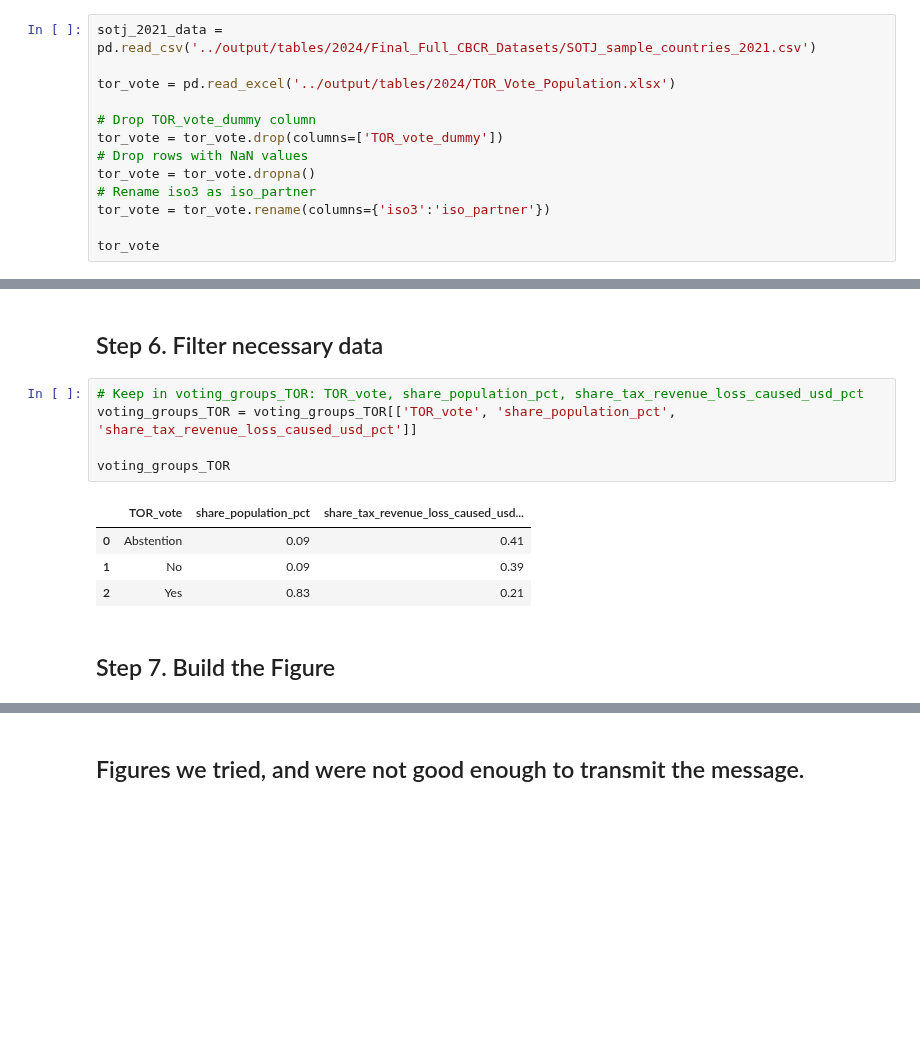
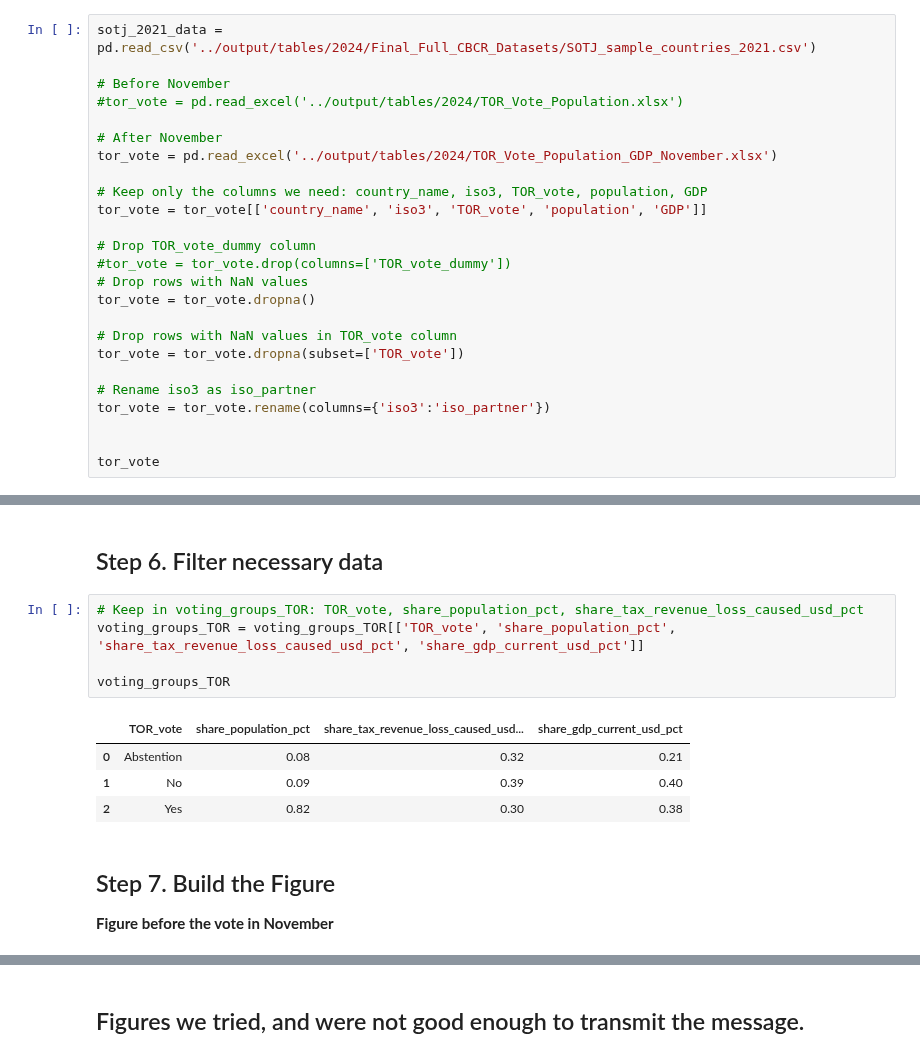
Before and after one commit to Tax-Justice-Network/unitary-taxation, a Jupyter notebook: src/5.3_figure_for_conclusion.ipynb, the cells around one changed output, grey strips where cells are left out. Cells and saved outputs as stored; diff of their text form; blank space fills up the shorter version.

```diff
--- a/src/5.3_figure_for_conclusion.ipynb
+++ b/src/5.3_figure_for_conclusion.ipynb
@@ -17,14 +17,26 @@ pd.set_option('display.float_format', '{:.2f}'.format)
 # %%
 sotj_2021_data = pd.read_csv('../output/tables/2024/Final_Full_CBCR_Datasets/SOTJ_sample_countries_2021.csv')
 
-tor_vote = pd.read_excel('../output/tables/2024/TOR_Vote_Population.xlsx')
+# Before November
+#tor_vote = pd.read_excel('../output/tables/2024/TOR_Vote_Population.xlsx')
+
+# After November
+tor_vote = pd.read_excel('../output/tables/2024/TOR_Vote_Population_GDP_November.xlsx')
+
+# Keep only the columns we need: country_name, iso3, TOR_vote, population, GDP
+tor_vote = tor_vote[['country_name', 'iso3', 'TOR_vote', 'population', 'GDP']]
 
 # Drop TOR_vote_dummy column
-tor_vote = tor_vote.drop(columns=['TOR_vote_dummy'])
+#tor_vote = tor_vote.drop(columns=['TOR_vote_dummy'])
 # Drop rows with NaN values
 tor_vote = tor_vote.dropna()
+
+# Drop rows with NaN values in TOR_vote column
+tor_vote = tor_vote.dropna(subset=['TOR_vote'])
+
 # Rename iso3 as iso_partner
 tor_vote = tor_vote.rename(columns={'iso3':'iso_partner'})
 
+
 tor_vote
 # %% [output]
@@ -172,16 +184,18 @@ voting_groups_TOR
 ## Step 6. Filter necessary data
 # %%
 # Keep in voting_groups_TOR: TOR_vote, share_population_pct, share_tax_revenue_loss_caused_usd_pct
-voting_groups_TOR = voting_groups_TOR[['TOR_vote', 'share_population_pct', 'share_tax_revenue_loss_caused_usd_pct']]
+voting_groups_TOR = voting_groups_TOR[['TOR_vote', 'share_population_pct', 'share_tax_revenue_loss_caused_usd_pct', 'share_gdp_current_usd_pct']]
 
 voting_groups_TOR
 # %% [output]
-|  | TOR_vote | share_population_pct | share_tax_revenue_loss_caused_usd... |
-| 0 | Abstention | 0.09 | 0.41 |
-| 1 | No | 0.09 | 0.39 |
-| 2 | Yes | 0.83 | 0.21 |
+|  | TOR_vote | share_population_pct | share_tax_revenue_loss_caused_usd... | share_gdp_current_usd_pct |
+| 0 | Abstention | 0.08 | 0.32 | 0.21 |
+| 1 | No | 0.09 | 0.39 | 0.40 |
+| 2 | Yes | 0.82 | 0.30 | 0.38 |
 # %% [markdown]
 ## Step 7. Build the Figure
+
+**Figure before the vote in November**
 # %%
 data_graph = voting_groups_TOR.set_index('TOR_vote').loc[['No', 'Abstention', 'Yes']]
 
```
Also changed, not shown: parts of 8 cells of this notebook, 10 other files.
